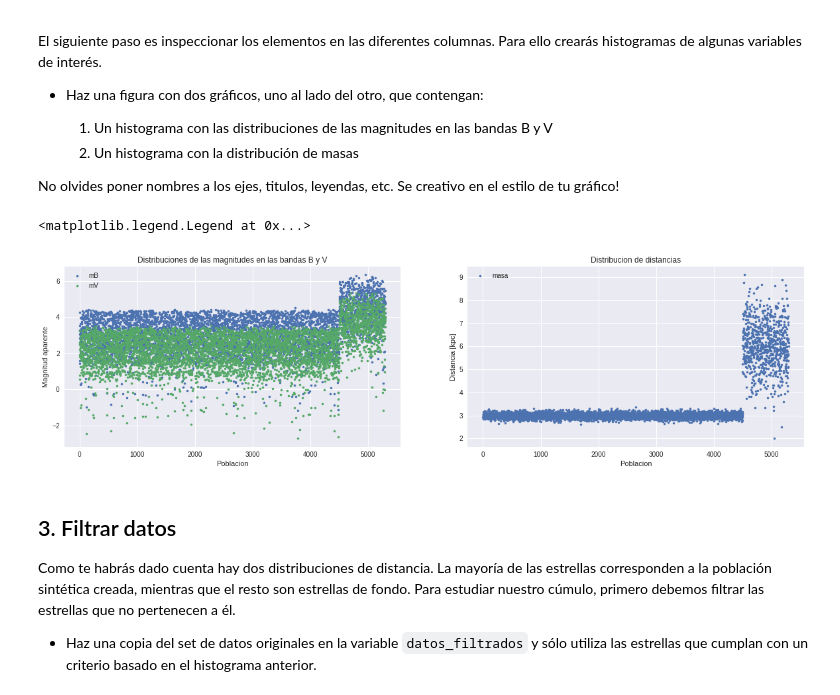
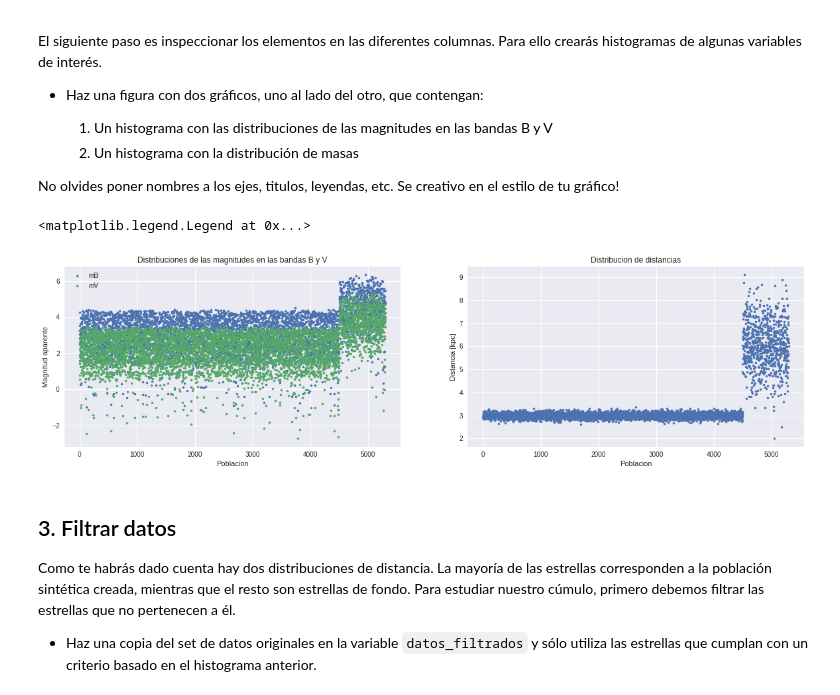
Before and after one commit to diegocorderoa/minitarea2, a Jupyter notebook: minitarea2.ipynb, the cells around one changed output. Cells and saved outputs as stored; diff of their text form; code cells hidden in the pictures.

```diff
--- a/minitarea2.ipynb
+++ b/minitarea2.ipynb
@@ -75,27 +75,27 @@ No olvides poner nombres a los ejes, titulos, leyendas, etc. Se creativo en el e
 # %%
 #Plotear histogramas de cada columna
 
 import matplotlib.pyplot as plt
 %matplotlib inline
 
 fig, ax = plt.subplots(figsize = (20,5), ncols = 2)
 
 ax[0].plot(datos[:,0], '.', label ='mB')
 ax[0].plot(datos[:,1], '.', label ='mV')
 ax[0].set_title('Distribuciones de las magnitudes en las bandas B y V')
 ax[0].set_xlabel('Poblacion')
 ax[0].set_ylabel('Magnitud aparente')
 ax[0].legend()
 
 
-ax[1].plot(datos[:,6], '.', label ='masa')
+ax[1].plot(datos[:,6], '.')
 ax[1].set_title('Distribucion de distancias')
 ax[1].set_xlabel('Poblacion')
 ax[1].set_ylabel('Distancia [kpc]')
 ax[1].legend()
 # %% [output]
 <matplotlib.legend.Legend at 0x...>
-[figure, old version]
+[figure, new version]
 # %% [markdown]
 ## 3. Filtrar datos
 
```
